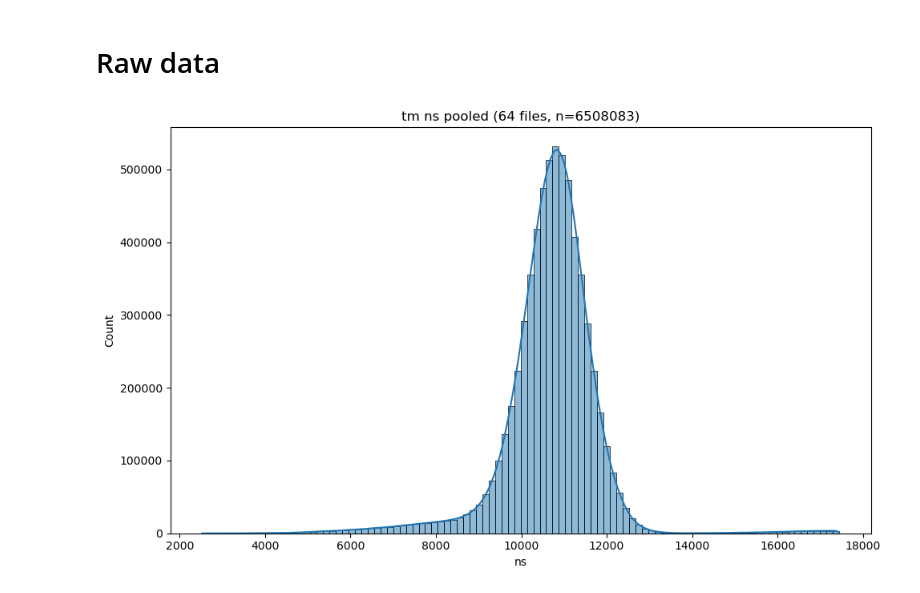
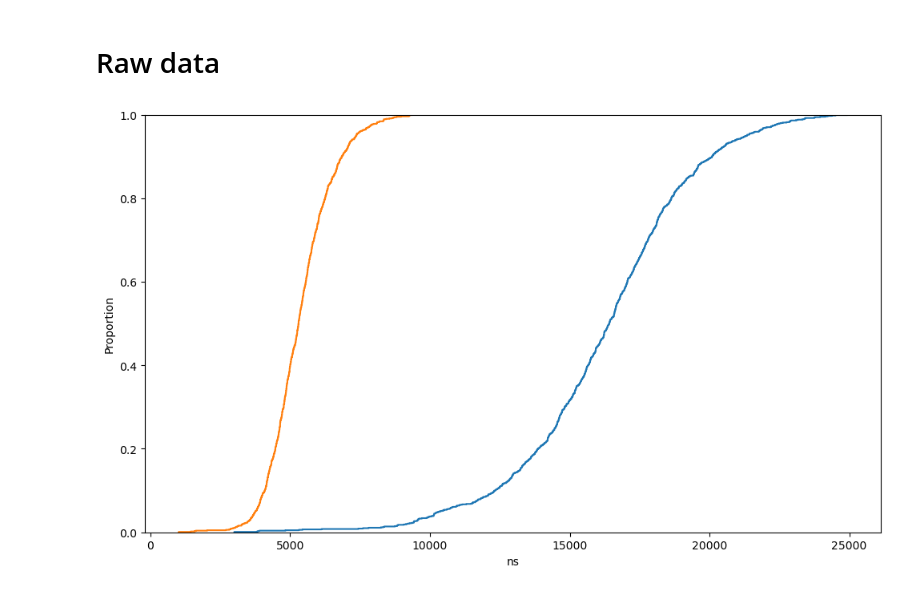
Before and after one commit to HunterHan/TacVar, a Jupyter notebook: utils/experimental_0428.ipynb, the cells around one changed output. Saved outputs shown, nothing was run; the diff lists cells and outputs as text; code cells hidden in the pictures.

```diff
--- a/utils/experimental_0428.ipynb
+++ b/utils/experimental_0428.ipynb
@@ -7,18 +7,20 @@ import matplotlib.pyplot as plt
 import seaborn as sns
 # %%
 data_root = Path('/astrum/home/hpchzy/code/data/')
-date_base = '20260423'
+# date_base = '20260423'
+date_base = '20260512'
 
 
 
-hostname = 'camd9554n2'
+# hostname = 'camd9554n2'
 # hostname = 'cgnr6760pn2'
-# hostname = 'c920bn3'
+hostname = 'c920bn3'
 
-# kernel = "jacobi2d5p"
-kernel = "tl_f90_cg_calc_w"
+kernel = "jacobi2d5p"
+# kernel = "tl_f90_cg_calc_w"
 
-data_path = data_root / f'{date_base}/{hostname}/output'
+output = 'output_sampOpt_filtOpt'
+data_path = data_root / f'{date_base}/{hostname}/{output}'
 
 freq_dict = {'camd9554n2': 3.1, 'cgnr6760pn2': 2.2, 'c920bn3': 2.9}
 # %% [markdown]
@@ -66,35 +100,55 @@ sim_hist_df
 # %%
 # pd.options.plotting.backend = 'plotly'
 
 iarr = 1024
 timer = 'cgt'
 
 filt_folder_path = data_path / f'{kernel}{iarr}n100t_{timer}_{hostname}_filt'
 tm_folder_path = data_path / f'{kernel}{iarr}n100t_{timer}_{hostname}'
 tf_folder_path = data_path / f'{kernel}{iarr}n100t_{timer}_{hostname}_tf'
 
 
 import seaborn as sns
 import matplotlib.pyplot as plt
 
-tm_list = sorted(tm_folder_path.iterdir())
-parts = []
-for file_idx, path in enumerate(tm_list):
-    d = pd.read_csv(path, header=None, names=["rank", "ns"])
-    d["file_idx"] = file_idx
-    parts.append(d)
-tm_all = pd.concat(parts, ignore_index=True)
+# tm_list = sorted(tm_folder_path.iterdir())
+# parts = []
+# for file_idx, path in enumerate(tm_list):
+#     d = pd.read_csv(path, header=None, names=["rank", "ns"])
+#     d["file_idx"] = file_idx
+#     parts.append(d)
+# tm_all = pd.concat(parts, ignore_index=True)
+# quantile = np.quantile(tm_all['ns'], 0.995)
+# tm_all = tm_all[tm_all['ns'] < quantile]
 
-quantile = np.quantile(tm_all['ns'], 0.995)
-tm_all = tm_all[tm_all['ns'] < quantile]
+
+tm_df = pd.read_csv(os.path.join(filt_folder_path,'met.csv'),header=None)
+tm_df.columns = ['ns']
+quantile_val = tm_df['ns'].quantile(0.995)
+tm_df = tm_df[tm_df['ns'] <= quantile_val]
+
+tf_df = pd.read_csv(os.path.join(filt_folder_path,'tf.csv'),header=None)
+tf_df.columns = ['ns']
+quantile_val = tf_df['ns'].quantile(0.995)
+tf_df = tf_df[tf_df['ns'] <= quantile_val]
 
 fig, ax = plt.subplots(figsize=(10, 6))
-sns.histplot(data=tm_all, x="ns", bins=100, kde=True, ax=ax)
-ax.set_title(f"tm ns pooled ({len(tm_list)} files, n={len(tm_all)})")
+# sns.histplot(data=tm_df, x="ns", bins=100, kde=True, ax=ax)
+# sns.histplot(data=tf_df, x='ns', bins=100, kde=True, ax=ax)
+
+tm_df_sampled = tm_df.sample(n=1000)
+tf_df_sampled = tf_df.sample(n=1000)
+# sns.kdeplot(data=tm_df_sampled, x="ns", fill=True, ax=ax)
+# sns.kdeplot(data=tf_df_sampled, x='ns', fill=True, ax=ax)
+
+sns.ecdfplot(data=tm_df_sampled, x="ns", ax=ax)
+sns.ecdfplot(data=tf_df_sampled, x='ns', ax=ax)
+
+# ax.set_title(f"tm ns pooled ({len(tm_list)} files, n={len(tm_all)})")
 plt.tight_layout()
 plt.show()
 # %% [output]
-[figure, old version]
+[figure, new version]
 # %%
 # pd.options.plotting.backend = 'plotly'
 
```
Also changed, not shown: parts of 3 cells of this notebook, 9 other files.
